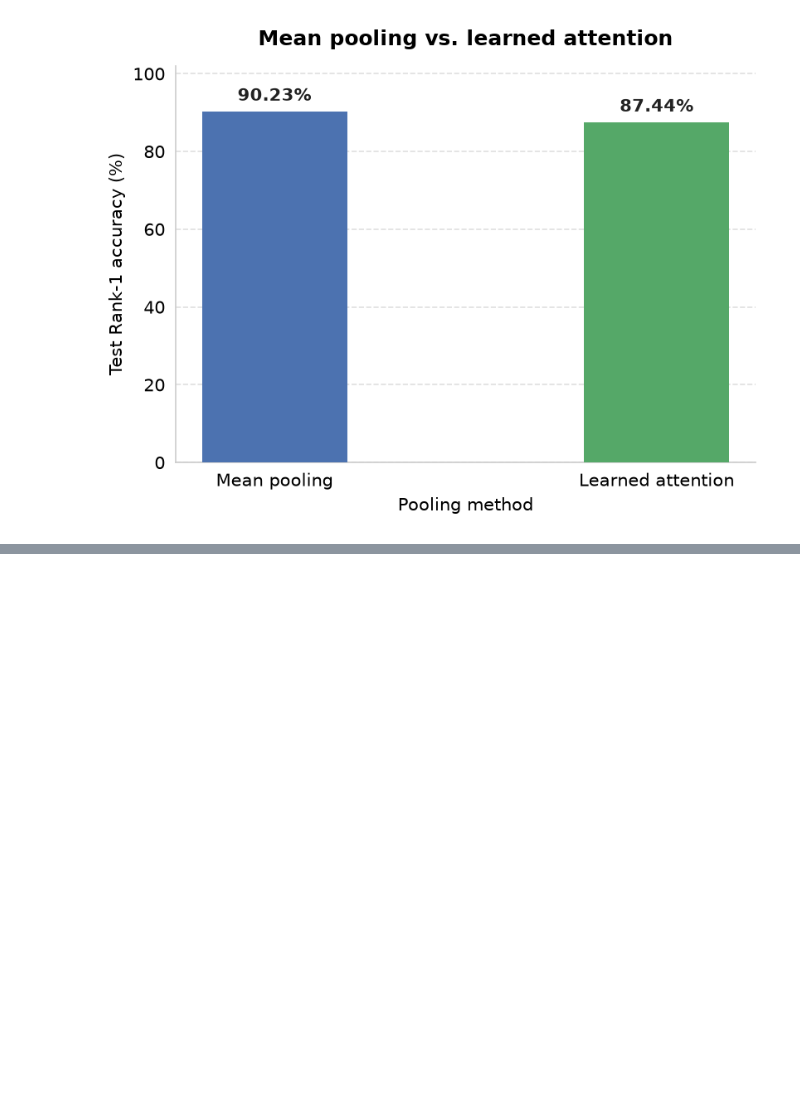
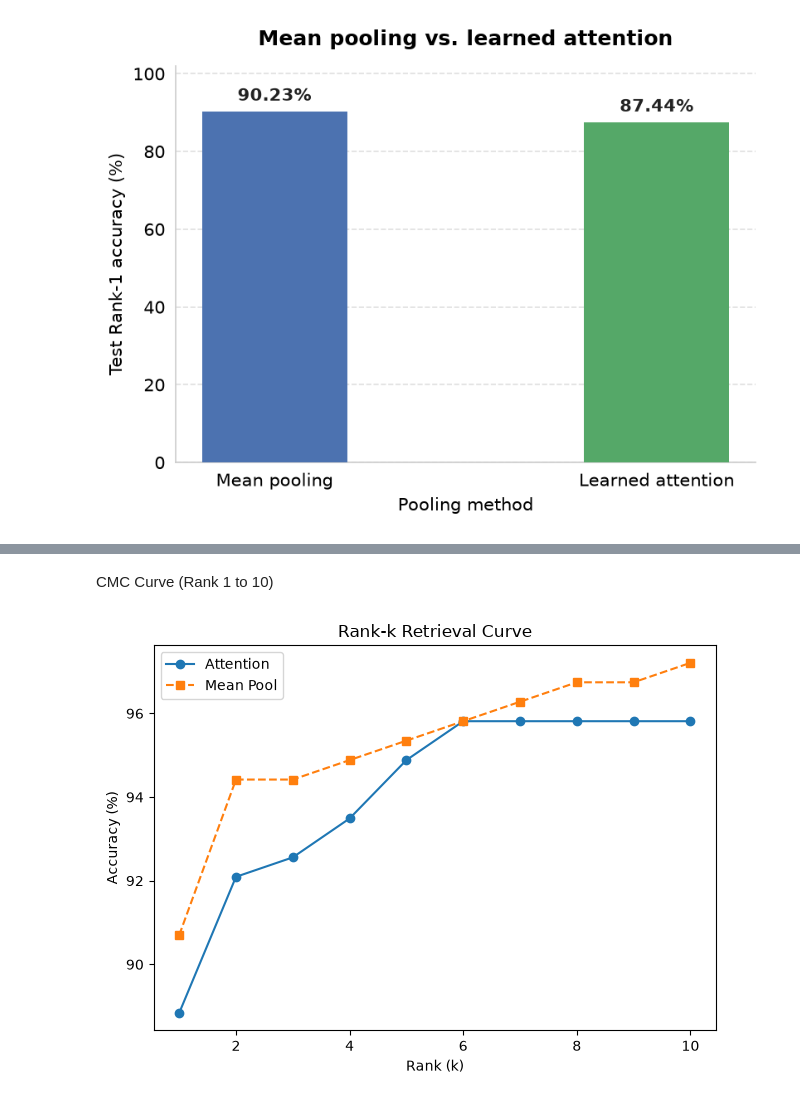
Before and after one commit to myn13/Polar-Bear-Vision-Project, a Jupyter notebook: notebooks/plotting_results.ipynb, the cells around one changed output, grey strips where cells are left out. Cells and saved outputs as stored; diff of their text form; code cells hidden in the pictures; blank space fills up the shorter version.

```diff
--- a/notebooks/plotting_results.ipynb
+++ b/notebooks/plotting_results.ipynb
@@ -23,0 +122,16 @@ plt.show()
+# %% [markdown]
+CMC Curve (Rank 1 to 10)
+# %%
+axes = plt.subplot()
+ranks = np.arange(1, 11)
+axes.plot(ranks, [(attn_df["true_rank"] <= k).mean() * 100 for k in ranks], marker="o", label="Attention")
+axes.plot(ranks, [(mean_df_res["true_rank"] <= k).mean() * 100 for k in ranks], marker="s", linestyle="--", label="Mean Pool")
+axes.set_title("Rank-k Retrieval Curve")
+axes.set_xlabel("Rank (k)")
+axes.set_ylabel("Accuracy (%)")
+axes.legend()
+
+plt.tight_layout()
+plt.show()
+# %% [output]
+[figure, added]
```
Also changed, not shown: parts of 12 cells of this notebook, 1 other file.
